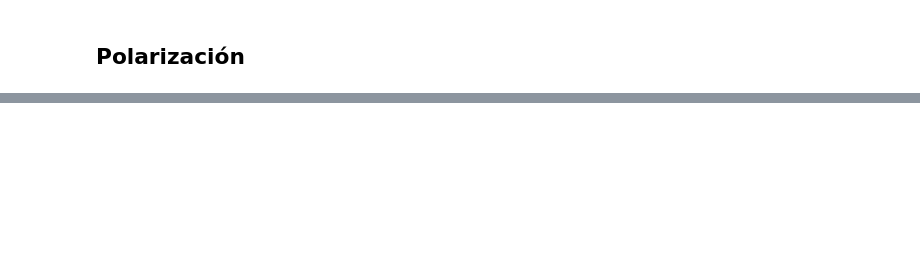
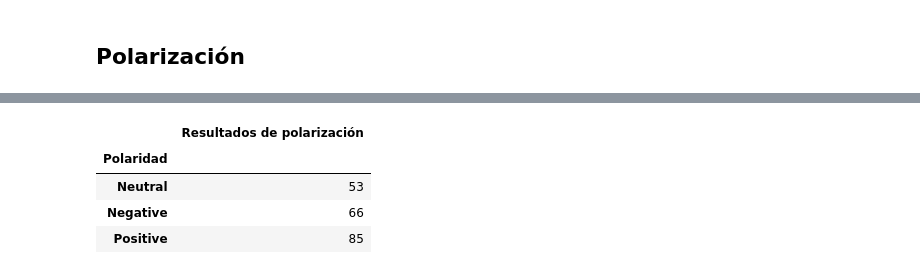
Before and after one commit to cristianchiappone/ia-um-2021, a Jupyter notebook: analisis-sentimiento/tp_cchiappone.ipynb, the cells around one changed output, grey strips where cells are left out. Cells and saved outputs as stored; diff of their text form; code cells hidden in the pictures; blank space fills up the shorter version.

```diff
--- a/analisis-sentimiento/tp_cchiappone.ipynb
+++ b/analisis-sentimiento/tp_cchiappone.ipynb
@@ -177,0 +198,18 @@ df_polarizacion
+# %%
+from nltk.probability import FreqDist
+
+polarizacion = df_polarizacion.explode('result')
+# Obtener frecuencia de cada término
+fdist = FreqDist(polarizacion['result'])
+# Convertir a dataframe
+df_fdist = pd.DataFrame.from_dict(fdist, orient='index')
+df_fdist.columns = ['Resultados de polarización']
+df_fdist.index.name = 'Polaridad'
+df_fdist.sort_values(by=['Resultados de polarización'], inplace=True)
+df_fdist
+# %% [output]
+|  | Resultados de polarización |
+| Polaridad |  |
+| Neutral | 53 |
+| Negative | 66 |
+| Positive | 85 |
```
Also changed, not shown: parts of 4 cells of this notebook.
